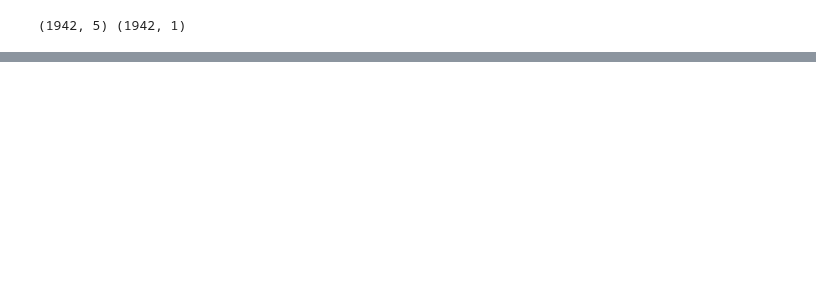
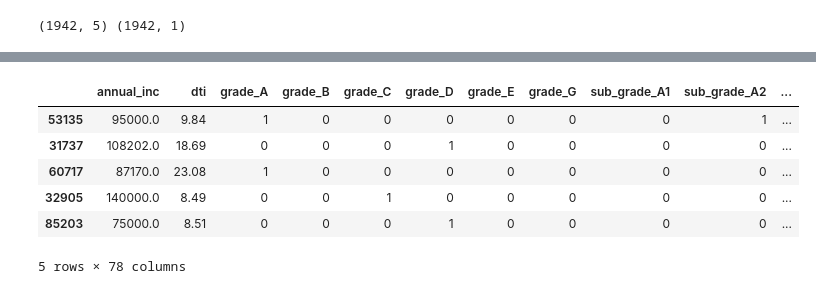
Before and after one commit to kmurakam26/Project-3, a Jupyter notebook: Lending Club.ipynb, the cells around one changed output, grey strips where cells are left out. Cells and saved outputs as stored; diff of their text form; code cells hidden in the pictures; blank space fills up the shorter version.

```diff
--- a/Lending Club.ipynb
+++ b/Lending Club.ipynb
@@ -87,0 +106,13 @@ pd.data_binary_encoded
+# %%
+data = X.copy()
+
+data_binary_encoded = pd.get_dummies(data)
+data_binary_encoded.head()
+# %% [output]
+|  | annual_inc | dti | grade_A | grade_B | grade_C | grade_D | grade_E | grade_G | sub_grade_A1 | sub_grade_A2 | ... |
+| 53135 | 95000.0 | 9.84 | 1 | 0 | 0 | 0 | 0 | 0 | 0 | 1 | ... |
+| 31737 | 108202.0 | 18.69 | 0 | 0 | 0 | 1 | 0 | 0 | 0 | 0 | ... |
+| 60717 | 87170.0 | 23.08 | 1 | 0 | 0 | 0 | 0 | 0 | 0 | 0 | ... |
+| 32905 | 140000.0 | 8.49 | 0 | 0 | 1 | 0 | 0 | 0 | 0 | 0 | ... |
+| 85203 | 75000.0 | 8.51 | 0 | 0 | 0 | 1 | 0 | 0 | 0 | 0 | ... |
+5 rows × 78 columns
```
Also changed, not shown: parts of 7 cells of this notebook.
